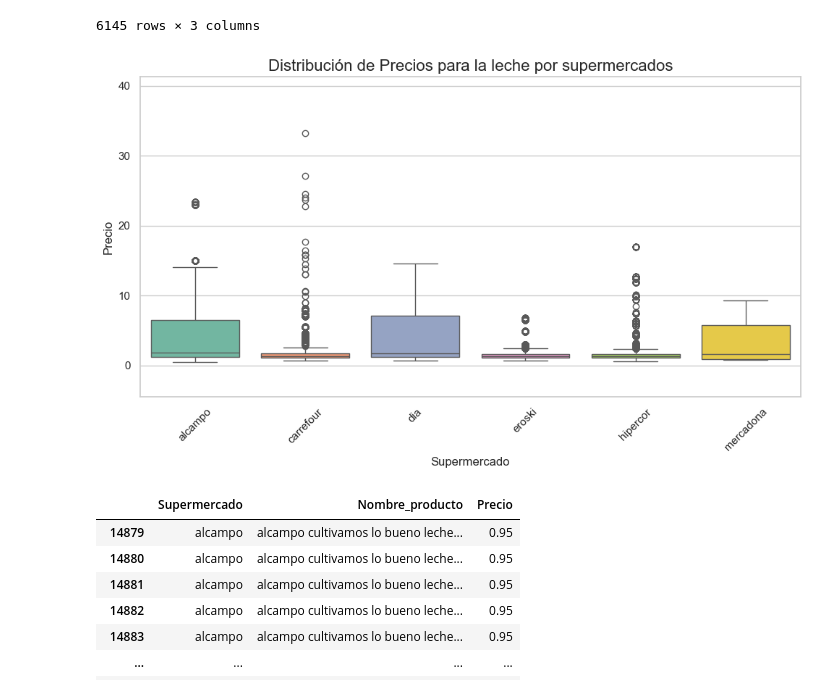
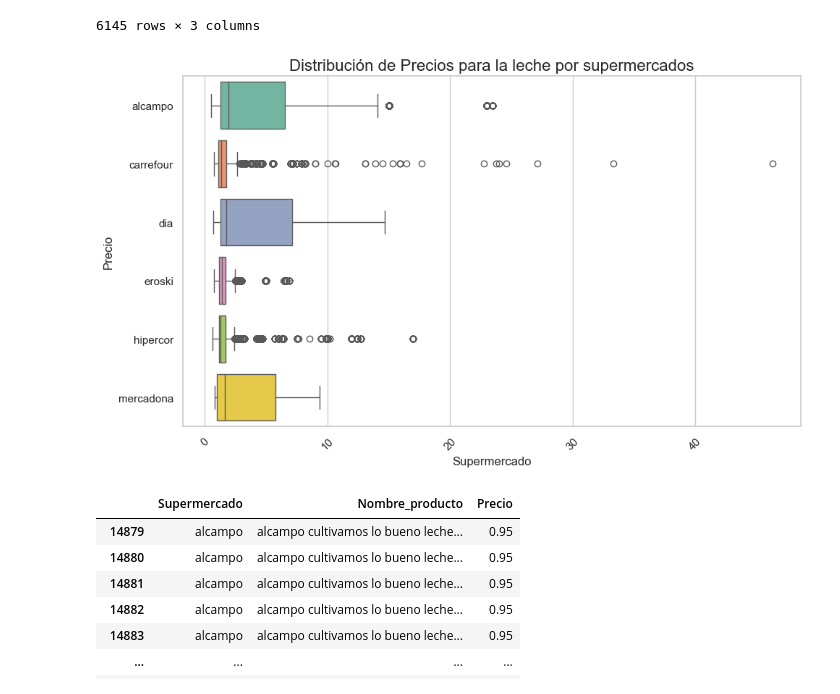
Before and after one commit to fdzvictor/Project4, a Jupyter notebook: EDA.ipynb, the cells around one changed output. Saved outputs shown, nothing was run; the diff lists cells and outputs as text; code cells hidden in the pictures.

```diff
--- a/EDA.ipynb
+++ b/EDA.ipynb
@@ -288,38 +284,37 @@ sns.set_theme(style="whitegrid")
 
 # Filtrar el dataframe solo para "Aceite de Girasol"
 df_aceite = df_precios[df_precios['Categoría'] == 'leche']
 
 # Asegurarse de que no haya valores NaN o infinitos en la columna 'Precio'
 df_aceite = df_aceite.dropna(subset=['Precio'])  # Eliminar filas con NaN en 'Precio'
 df_aceite = df_aceite[~df_aceite['Precio'].isin([float('inf'), float('-inf')])]  # Eliminar infinitos
 
 # Verificar si hay datos después del filtrado
 if df_aceite.empty:
     print("No hay datos disponibles para la categoría 'leche'.")
 else:
     # Crear la figura
     plt.figure(figsize=(10, 6))
     plt.title('Distribución de Precios para la leche por supermercados', fontsize=16)
 
     # Crear el boxplot
     sns.boxplot(
         data=df_aceite,
-        x='Supermercado',
-        y='Precio',
+        y='Supermercado',
+        x='Precio',
         palette='Set2'
     )
 
-    # Ajustar los límites del eje y
-    plt.ylim(df_aceite['Precio'].min() - 5, df_aceite['Precio'].max()-5)
+
 
     # Etiquetas
     plt.xlabel('Supermercado')
     plt.ylabel('Precio')
     plt.xticks(rotation=45)  # Rotar etiquetas del eje x para mejor visibilidad
     plt.tight_layout()
     plt.show()
 # %% [output]
-[figure, old version]
+[figure, new version]
 # %%
 # Query 5
 df_ordenado = df_precios.sort_values(by=['Categoría', 'Precio'], ascending=False).groupby(['Categoría', 'Supermercado'])[['Nombre_producto', 'Precio']].apply(list).reset_index(name='Productos_ordenados')
```
Also changed, not shown: parts of 2 cells of this notebook.
